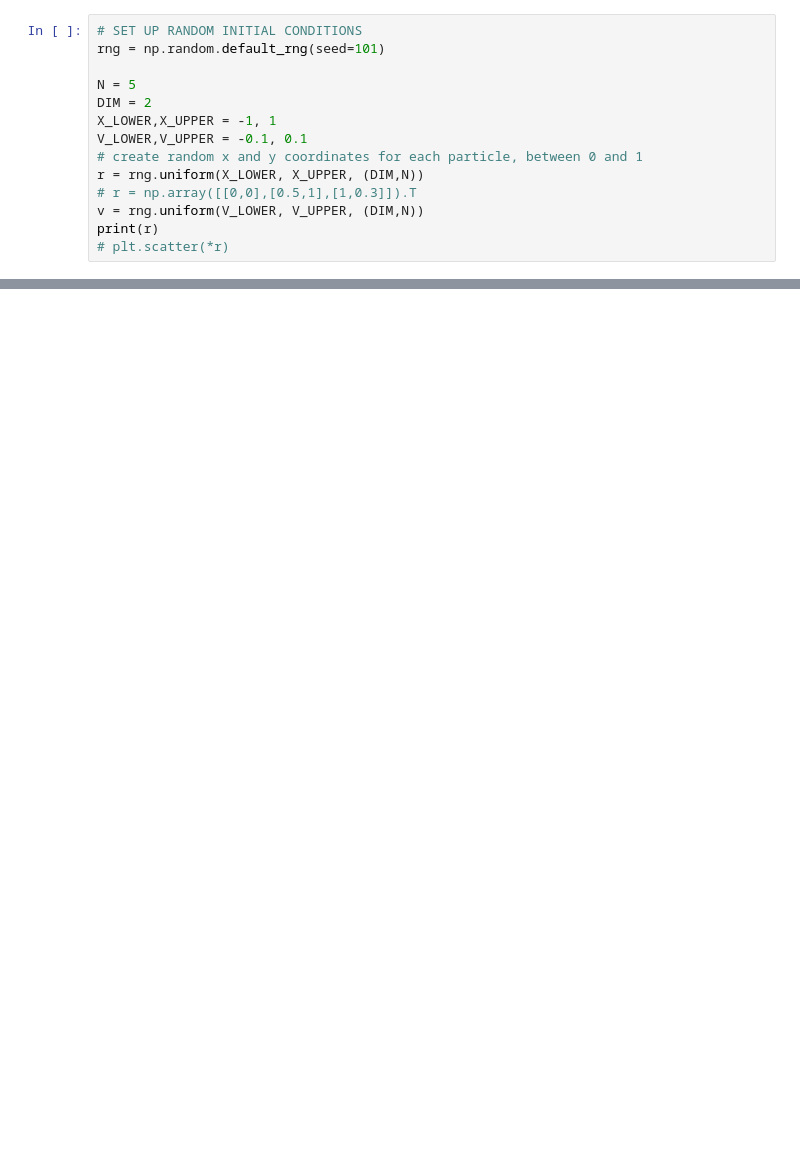
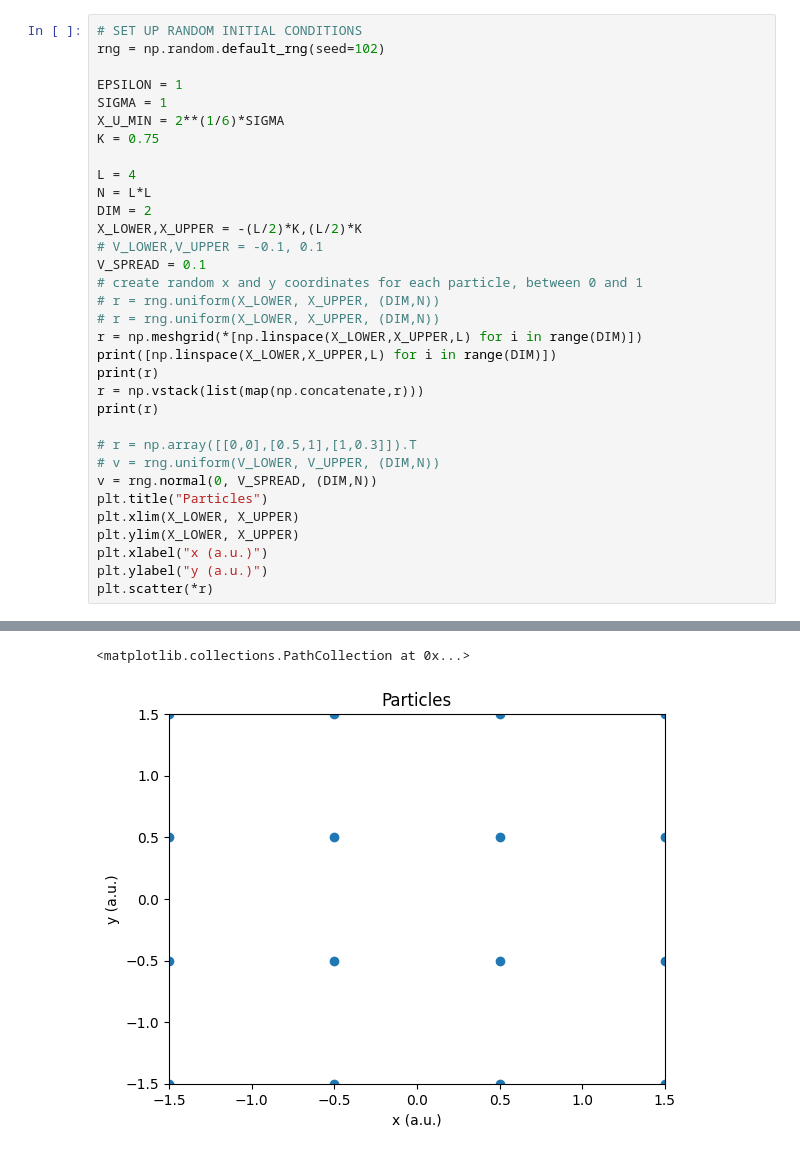
Before and after one commit to julius-clegg/Molecular-Dynamics-Simulation, a Jupyter notebook: PHYS2020 Project.ipynb, the cells around one changed output, grey strips where cells are left out. Saved outputs shown, nothing was run; the diff lists cells and outputs as text; blank space fills up the shorter version.

```diff
--- a/PHYS2020 Project.ipynb
+++ b/PHYS2020 Project.ipynb
@@ -9,15 +9,34 @@ from itertools import combinations
 # %%
 # SET UP RANDOM INITIAL CONDITIONS
-rng = np.random.default_rng(seed=101)
+rng = np.random.default_rng(seed=102)
 
-N = 5
+EPSILON = 1
+SIGMA = 1
+X_U_MIN = 2**(1/6)*SIGMA
+K = 0.75
+
+L = 4
+N = L*L
 DIM = 2
-X_LOWER,X_UPPER = -1, 1
-V_LOWER,V_UPPER = -0.1, 0.1
+X_LOWER,X_UPPER = -(L/2)*K,(L/2)*K
+# V_LOWER,V_UPPER = -0.1, 0.1
+V_SPREAD = 0.1
 # create random x and y coordinates for each particle, between 0 and 1
-r = rng.uniform(X_LOWER, X_UPPER, (DIM,N))
+# r = rng.uniform(X_LOWER, X_UPPER, (DIM,N))
+# r = rng.uniform(X_LOWER, X_UPPER, (DIM,N))
+r = np.meshgrid(*[np.linspace(X_LOWER,X_UPPER,L) for i in range(DIM)])
+print([np.linspace(X_LOWER,X_UPPER,L) for i in range(DIM)])
+print(r)
+r = np.vstack(list(map(np.concatenate,r)))
+print(r)
+
 # r = np.array([[0,0],[0.5,1],[1,0.3]]).T
-v = rng.uniform(V_LOWER, V_UPPER, (DIM,N))
-print(r)
-# plt.scatter(*r)
+# v = rng.uniform(V_LOWER, V_UPPER, (DIM,N))
+v = rng.normal(0, V_SPREAD, (DIM,N))
+plt.title("Particles")
+plt.xlim(X_LOWER, X_UPPER)
+plt.ylim(X_LOWER, X_UPPER)
+plt.xlabel("x (a.u.)")
+plt.ylabel("y (a.u.)")
+plt.scatter(*r)
 # %% [output]
@@ -26,3 +55,5 @@ print(r)
+<matplotlib.collections.PathCollection at 0x...>
+[figure, added]
 # %%
 class Symbolic():
     epsilon = sp.Symbol("epsilon")
```
Also changed, not shown: parts of 9 cells of this notebook, 1 other file.
